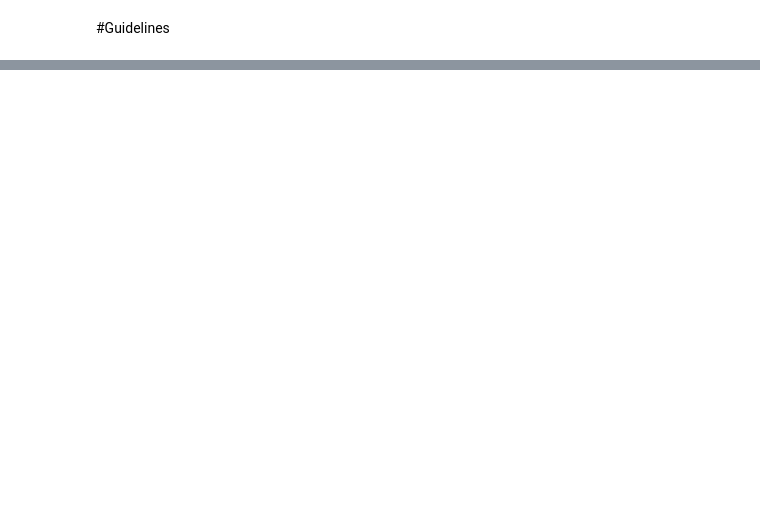
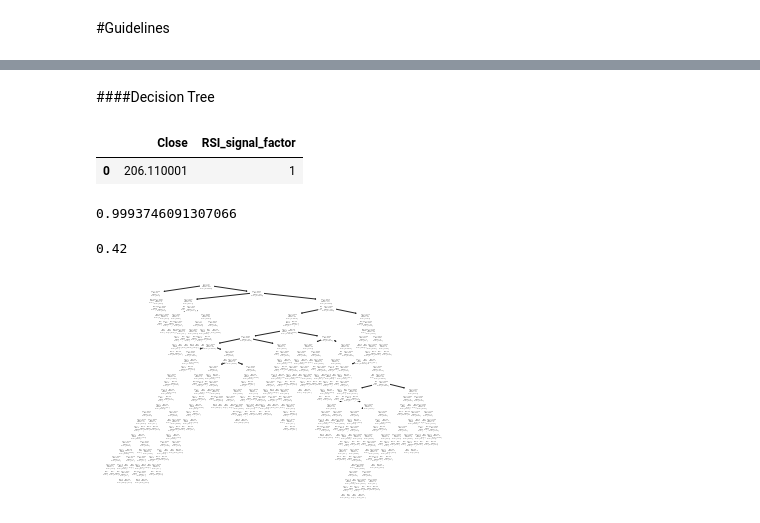
Before and after one commit to mrreyesm/FINANCIAL_ASSET_ANALYSIS, a Jupyter notebook: FINANCIAL_ASSET_ANALYSIS.ipynb, the cells around one changed output, grey strips where cells are left out. Saved outputs shown, nothing was run; the diff lists cells and outputs as text; code cells hidden in the pictures; blank space fills up the shorter version.

```diff
--- a/FINANCIAL_ASSET_ANALYSIS.ipynb
+++ b/FINANCIAL_ASSET_ANALYSIS.ipynb
@@ -1173,0 +1378,5 @@ www.alpharithms.com/relative-strength-index-rsi-in-python-470209/
+# %%
+percentage_threshold = 0.03
+print("TARGET VARIABLE WITH A THRESHOLD OF +-", percentage_threshold*100, "%\n")
+hist['pct_chnge_sgnal'] = np.where(hist.Daily_pct_change > percentage_threshold, 'SELL', np.where(hist.Daily_pct_change < -percentage_threshold, 'BUY','HOLD'))
+hist.groupby(['pct_chnge_sgnal']).size().reset_index().rename(columns={0:'count'})
@@ -1173,0 +1389,4 @@ www.alpharithms.com/relative-strength-index-rsi-in-python-470209/
+# %%
+hist['target_variable'], _ = pd.factorize(hist['pct_chnge_sgnal'], sort=True)
+hist.drop(columns=['pct_chnge_sgnal'], inplace = True)
+hist.groupby(['target_variable']).size().reset_index().rename(columns={0:'count'})
@@ -1173,0 +1411,7 @@ www.alpharithms.com/relative-strength-index-rsi-in-python-470209/
+# %%
+print("TRAIN: ", len(X_train), " FROM ", X_train.index[[0]][0], " TO ",X_train.index[[-1]][0],
+      "\nTEST: ", len(X_test), " FROM ", X_test.index[[0]][0], " TO ",X_test.index[[-1]][0])
+hist3 = hist.reset_index()
+hist3 = hist3.drop(columns=["Date", "Open",	"High",	"Low", "Volume", "Daily_pct_change", "RSI_14"])
+X, Y = hist3.iloc[: , :-1], hist.target_variable
+X_train, X_test, y_train, y_test = train_test_split(X, Y, test_size=0.20, shuffle=False)
@@ -1173,0 +1421,9 @@ www.alpharithms.com/relative-strength-index-rsi-in-python-470209/
+# %% [markdown]
+####Decision Tree
+# %%
+decision_tree = DecisionTreeClassifier(random_state=42)
+decision_tree.fit(X_train, y_train)
+X_train.iloc[[0]]
+# %% [output]
+|  | Close | RSI_signal_factor |
+| 0 | 206.110001 | 1 |
@@ -1173,0 +1432,12 @@ www.alpharithms.com/relative-strength-index-rsi-in-python-470209/
+# %%
+accuracy_score(y_true= y_train, y_pred=decision_tree.predict(X_train))
+# %% [output]
+0.9993746091307066
+# %%
+accuracy_score(y_true=y_test, y_pred=y_pred)
+# %% [output]
+0.42
+# %%
+plot_tree(decision_tree);
+# %% [output]
+[figure, added]
```
Also changed, not shown: parts of 50 cells of this notebook.
